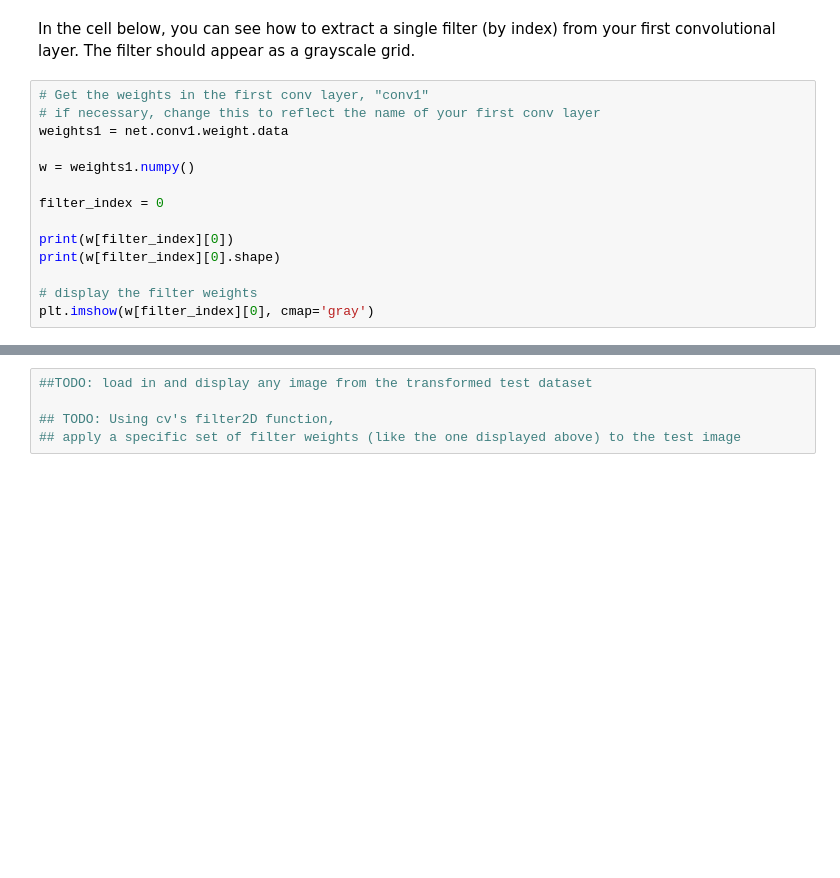
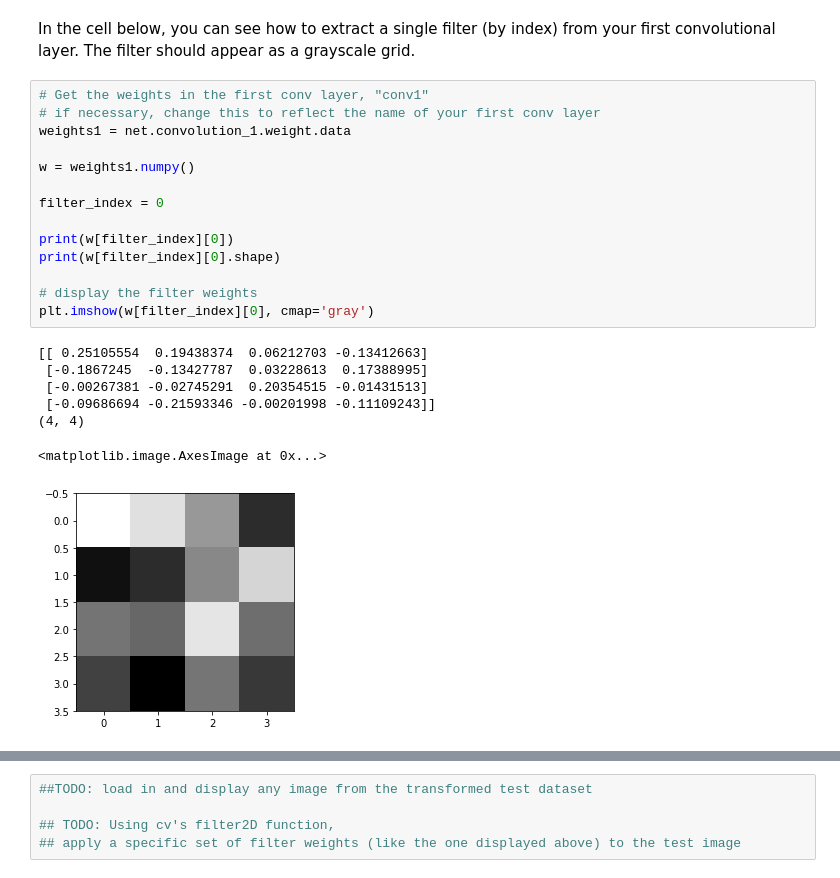
Before and after one commit to jesus-a-martinez-v/facial-keypoints, a Jupyter notebook: 2. Define the Network Architecture.ipynb, the cells around one changed output, grey strips where cells are left out. Saved outputs shown, nothing was run; the diff lists cells and outputs as text; blank space fills up the shorter version.

```diff
--- a/2. Define the Network Architecture.ipynb
+++ b/2. Define the Network Architecture.ipynb
@@ -513,17 +533,25 @@ In the cell below, you can see how to extract a single filter (by index) from yo
 # %%
 # Get the weights in the first conv layer, "conv1"
 # if necessary, change this to reflect the name of your first conv layer
-weights1 = net.conv1.weight.data
+weights1 = net.convolution_1.weight.data
 
 w = weights1.numpy()
 
 filter_index = 0
 
 print(w[filter_index][0])
 print(w[filter_index][0].shape)
 
 # display the filter weights
 plt.imshow(w[filter_index][0], cmap='gray')
+# %% [output]
+[[ 0.25105554  0.19438374  0.06212703 -0.13412663]
+ [-0.1867245  -0.13427787  0.03228613  0.17388995]
+ [-0.00267381 -0.02745291  0.20354515 -0.01431513]
+ [-0.09686694 -0.21593346 -0.00201998 -0.11109243]]
+(4, 4)
+<matplotlib.image.AxesImage at 0x...>
+[figure, added]
 # %% [markdown]
 ## Feature maps
 
```
Also changed, not shown: parts of 14 cells of this notebook, 3 other files.
